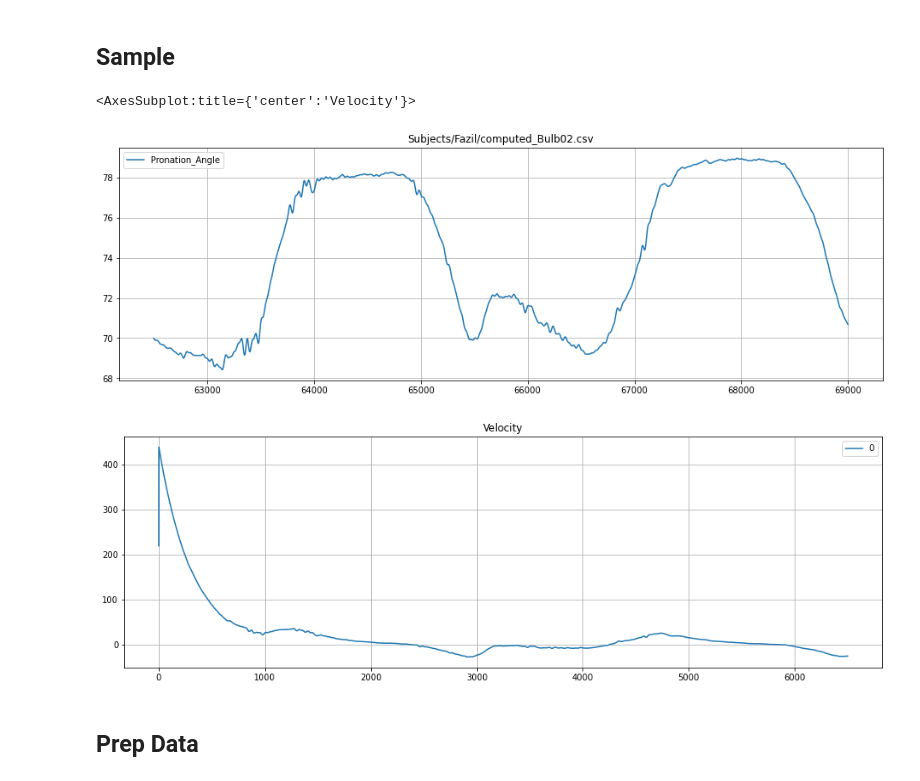
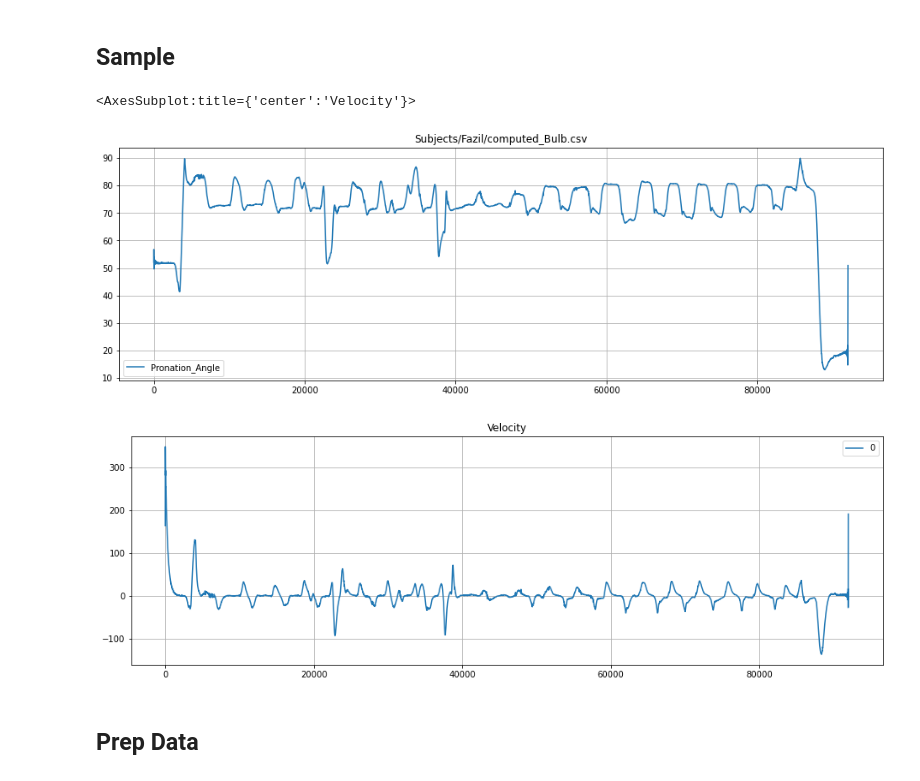
Before and after one commit to fazildgr8/wrist_control_CNN_AWEAR, a Jupyter notebook: Prosup_regression.ipynb, the cells around one changed output. Cells and saved outputs as stored; diff of their text form; code cells hidden in the pictures.

```diff
--- a/Prosup_regression.ipynb
+++ b/Prosup_regression.ipynb
@@ -20,21 +20,21 @@ from tensorflow.keras import backend as K
 # %% [markdown]
 ## Sample
 # %%
-file = 'Subjects/Fazil/computed_Bulb02.csv'
+file = 'Subjects/Fazil/computed_Bulb.csv'
 emg_labels = ['EMG1','EMG2','EMG3','EMG4','EMG5','EMG6','EMG7','EMG8']
 angle_lables = ['Pronation_Angle'] # 'Pronation_Angle','Flexion_Angle',  'Radial_Angle','Elbow_Joint_Angle'
-df = pd.read_csv(file,index_col=0)[62500:69000]#[4500:85000]#[72500:82500]
+df = pd.read_csv(file,index_col=0)#[62500:69000]#[4500:85000]#[72500:82500]
 df[angle_lables].plot(figsize=(16,5),title=file,grid=True)
 
 arr = np.diff([0]+list(df['Pronation_Angle']))
 arr = arr/(1/2000)
 b,a = signal.butter(1, 1,fs=2000)
 arr = signal.lfilter(b, a,arr)
 pd.DataFrame(arr).plot(figsize=(16,5),title='Velocity',grid=True)
 # %% [output]
 <AxesSubplot:title={'center':'Velocity'}>
-[figure, old version]
+[figure, new version]
-[figure, old version]
+[figure, new version]
 # %% [markdown]
 ## Prep Data
 # %%
```
Also changed, not shown: 8 other files.
